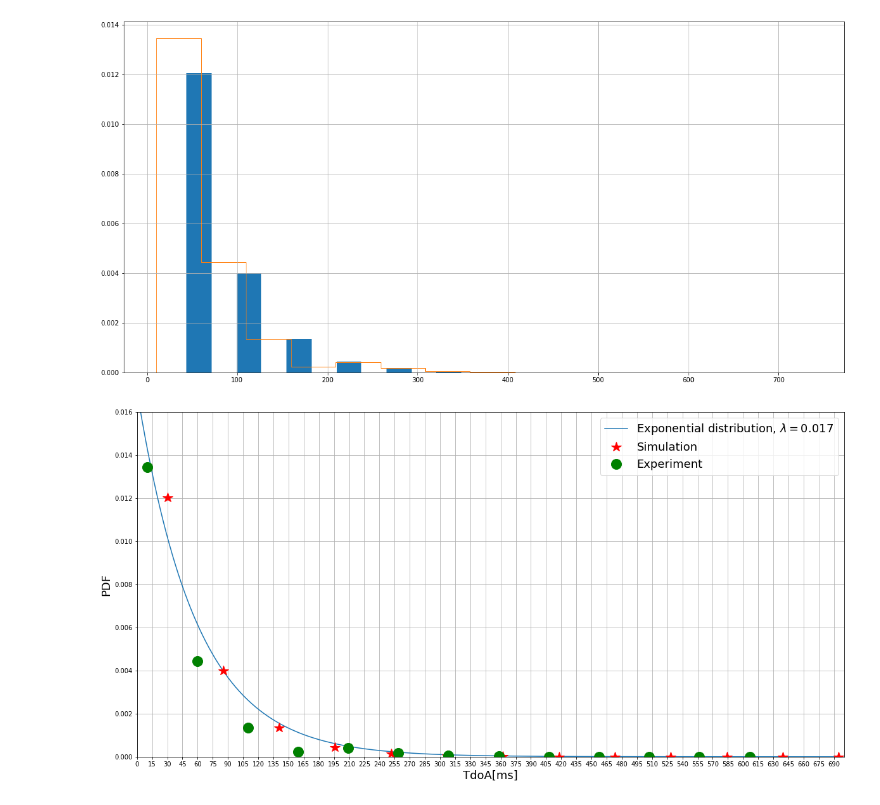
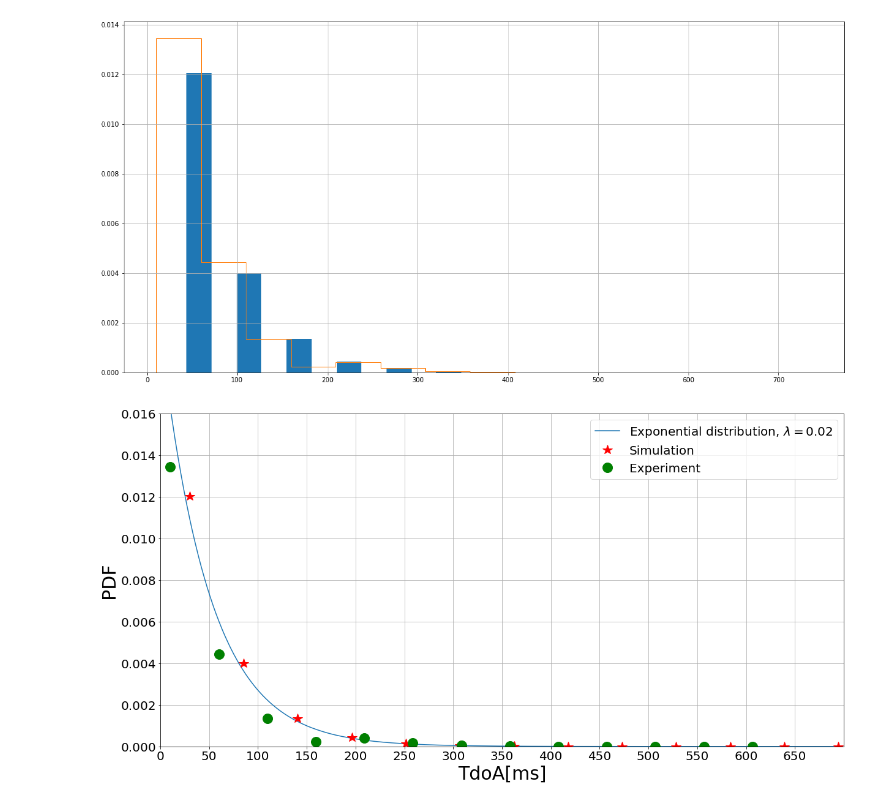
Before and after one commit to ingframin/BroadcastSimulation, a Jupyter notebook: results/Arrivals.ipynb, the cells around one changed output. Cells and saved outputs as stored; diff of their text form; code cells hidden in the pictures.

```diff
--- a/results/Arrivals.ipynb
+++ b/results/Arrivals.ipynb
@@ -80,20 +80,21 @@ pt.show()
        694.61538462, 750.        ]), <a list of 13 Patch objects>)
 [figure]
 # %%
-v = exp_dif(0.017,700,start=0)
+v = exp_dif(0.02,700,start=0)
 pt.plot(range(0,700),v,markersize=16,label="Exponential distribution, $\lambda={}$".format(v[0]))
 pt.plot(h[1][0:13],h[0][0:13],'r*',markersize=16, label="Simulation")
 pt.plot(h_mod[1][0:13],h_mod[0][0:13],'go',markersize=16, label="Experiment")
-pt.xlabel(r'TdoA[ms]', fontsize = 18)
-pt.ylabel(r'PDF', fontsize = 18)
+pt.xlabel(r'TdoA[ms]', fontsize = 30)
+pt.ylabel(r'PDF', fontsize = 30)
 pt.axis([0,700,0,0.016])
-pt.xticks(range(0,700,15))
+pt.xticks(range(0,700,50),fontsize=20)
+pt.yticks(fontsize=20)
 pt.grid(True)
-pt.legend(fontsize=18)
+pt.legend(fontsize=20)
 pt.savefig('toa.pdf',format='pdf',dpi=300, bbox_inches='tight')
 pt.show()
 # %% [output]
-[figure, old version]
+[figure, new version]
 # %%
 with open('dist.txt','w') as f:
     for p in x:
```
Also changed, not shown: 10 other files.
